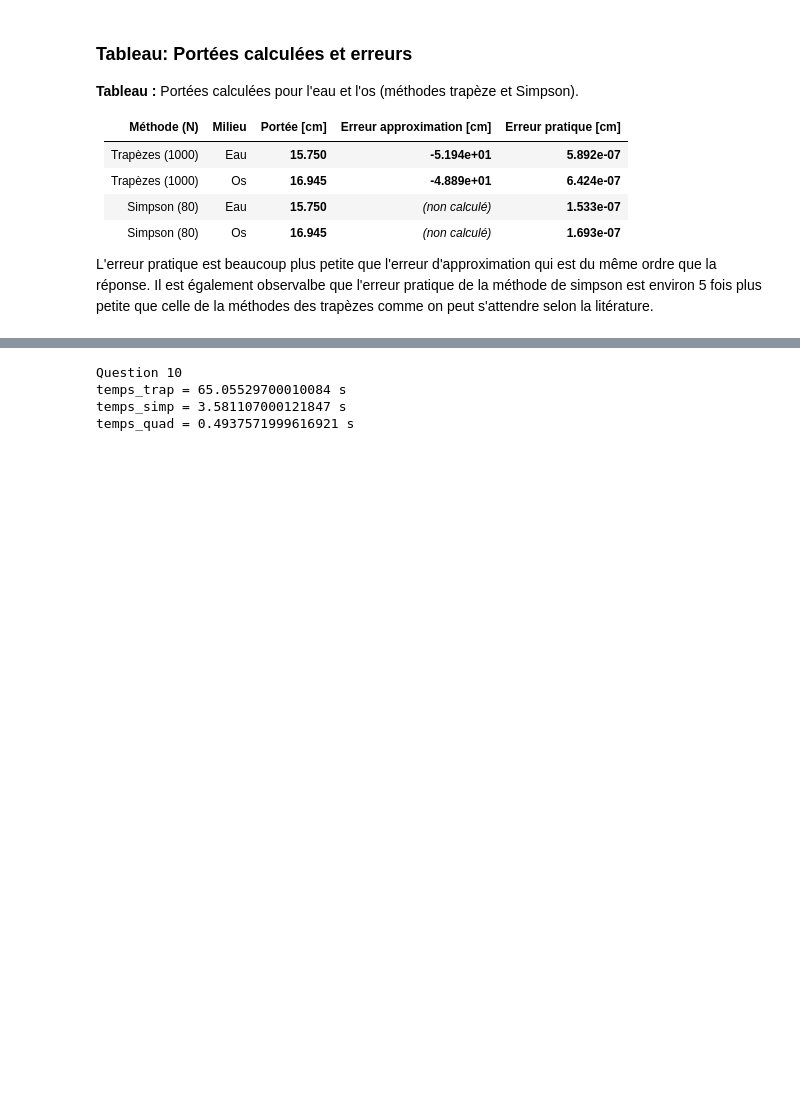
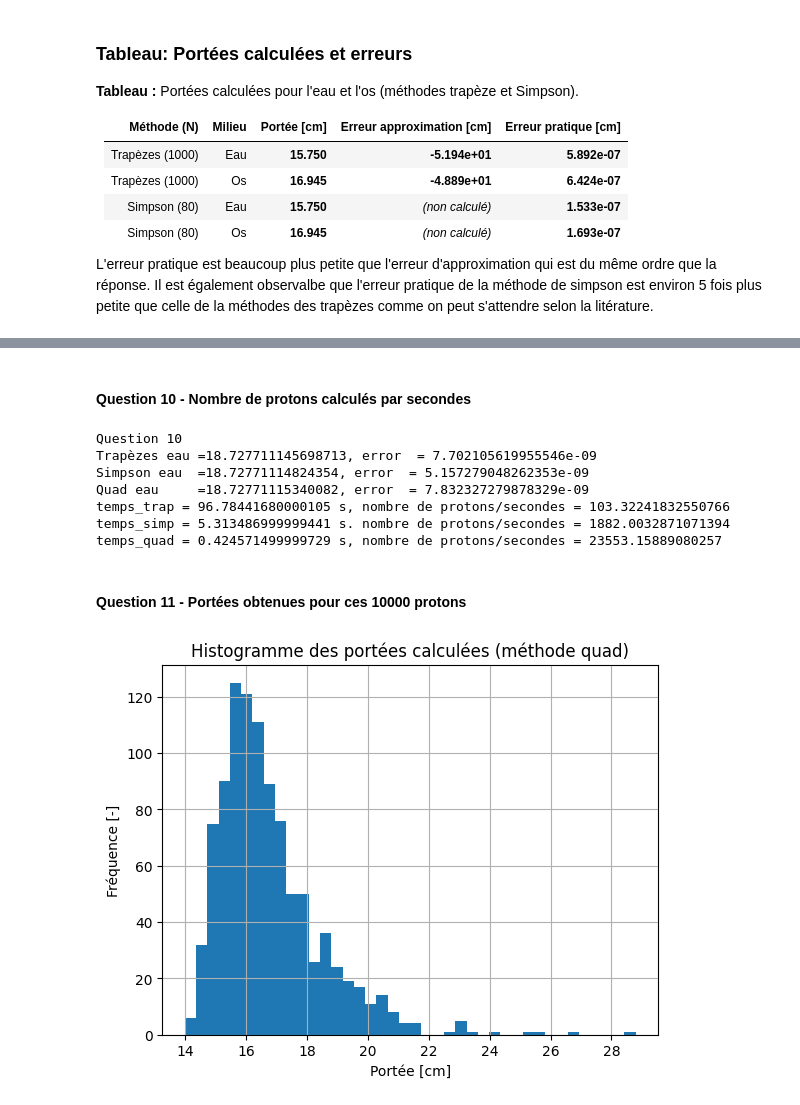
Before and after one commit to Jeremie-Beaupre/TP1_Phyznum, a Jupyter notebook: TP1.ipynb, the cells around one changed output, grey strips where cells are left out. Drawn from its saved outputs; the diff is of its cells as text; code cells hidden in the pictures; blank space fills up the shorter version.

```diff
--- a/TP1.ipynb
+++ b/TP1.ipynb
@@ -573,6 +592,6 @@ Question 9
+# %% [markdown]
+#### Question 10 - Nombre de protons calculés par secondes
 # %%
-print("\nQuestion 10")
-
 import timeit
 
 def func_integrand_water(energie):
@@ -585,6 +604,9 @@ def time_trap():
         S_water = stopping_power(E_proton, ne_water, I_water)
         integrand_water = 1 / (S_water / rho_water)
         R_water_trap_ref = trapeze(E_proton, integrand_water, 100000)
+        if i == energie_X[0]:
+            R_water_quad_ref, error = scipy.integrate.quad(func_integrand_water, 3, i)
+            print(f"Trapèzes eau ={R_water_trap_ref}, error  = {R_water_quad_ref-R_water_trap_ref}")
 
 def time_simp():
     for i in energie_X:
@@ -592,18 +614,23 @@ def time_simp():
         S_water = stopping_power(E_proton, ne_water, I_water)
         integrand_water = 1 / (S_water / rho_water)
         R_water_simp_ref = simpson(E_proton, integrand_water, 20000)
+        if i == energie_X[0]:
+            R_water_quad_ref, error = scipy.integrate.quad(func_integrand_water, 3, i)
+            print(f"Simpson eau  ={R_water_simp_ref}, error  = {R_water_quad_ref-R_water_simp_ref}")
 
 def time_quad():
     for i in energie_X:
         R_water_quad_ref, error = scipy.integrate.quad(func_integrand_water, 3, i)
+        if i == energie_X[0]:
+            print(f"Quad eau     ={R_water_quad_ref}, error  = {error}")
 
 execution_time_trap = timeit.timeit(time_trap, number=1)
 execution_time_simp = timeit.timeit(time_simp, number=1)
 execution_time_quad = timeit.timeit(time_quad, number=1)
 
-print(f"temps_trap = {execution_time_trap} s")
-print(f"temps_simp = {execution_time_simp} s")
-print(f"temps_quad = {execution_time_quad} s")
+print(f"temps_trap = {execution_time_trap} s, nombre de protons/secondes = {10000/execution_time_trap}")
+print(f"temps_simp = {execution_time_simp} s. nombre de protons/secondes = {10000/execution_time_simp}")
+print(f"temps_quad = {execution_time_quad} s, nombre de protons/secondes = {10000/execution_time_quad}")
 
 
 # for i in energie_X:
@@ -623,6 +650,32 @@ print(f"temps_quad = {execution_time_quad} s")
     # print(f"Quad eau     ={R_water_quad_ref}, error  = {error}")
 # %% [output]
 Question 10
-temps_trap = 65.05529700010084 s
-temps_simp = 3.581107000121847 s
-temps_quad = 0.4937571999616921 s
+Trapèzes eau =18.727711145698713, error  = 7.702105619955546e-09
+Simpson eau  =18.72771114824354, error  = 5.157279048262353e-09
+Quad eau     =18.72771115340082, error  = 7.832327279878329e-09
+temps_trap = 96.78441680000105 s, nombre de protons/secondes = 103.32241832550766
+temps_simp = 5.313486999999441 s. nombre de protons/secondes = 1882.0032871071394
+temps_quad = 0.424571499999729 s, nombre de protons/secondes = 23553.15889080257
+# %% [markdown]
+#### Question 11 - Portées obtenues pour ces 10000 protons
+# %%
+liste_portee = []
+
+def time_quad2():
+    for i in energie_X:
+        R_water_quad_ref, error = scipy.integrate.quad(func_integrand_water, 3, i)
+        liste_portee.append(R_water_quad_ref)
+
+
+time_quad2()
+
+plt.figure()
+plt.hist(liste_portee, bins=40)
+plt.xlabel("Portée [cm]")
+plt.ylabel("Fréquence [-]")
+plt.title("Histogramme des portées calculées (méthode quad)")
+plt.grid(True)
+
+plt.show()
+# %% [output]
+[figure, added]
```
Also changed, not shown: parts of 5 cells of this notebook.
